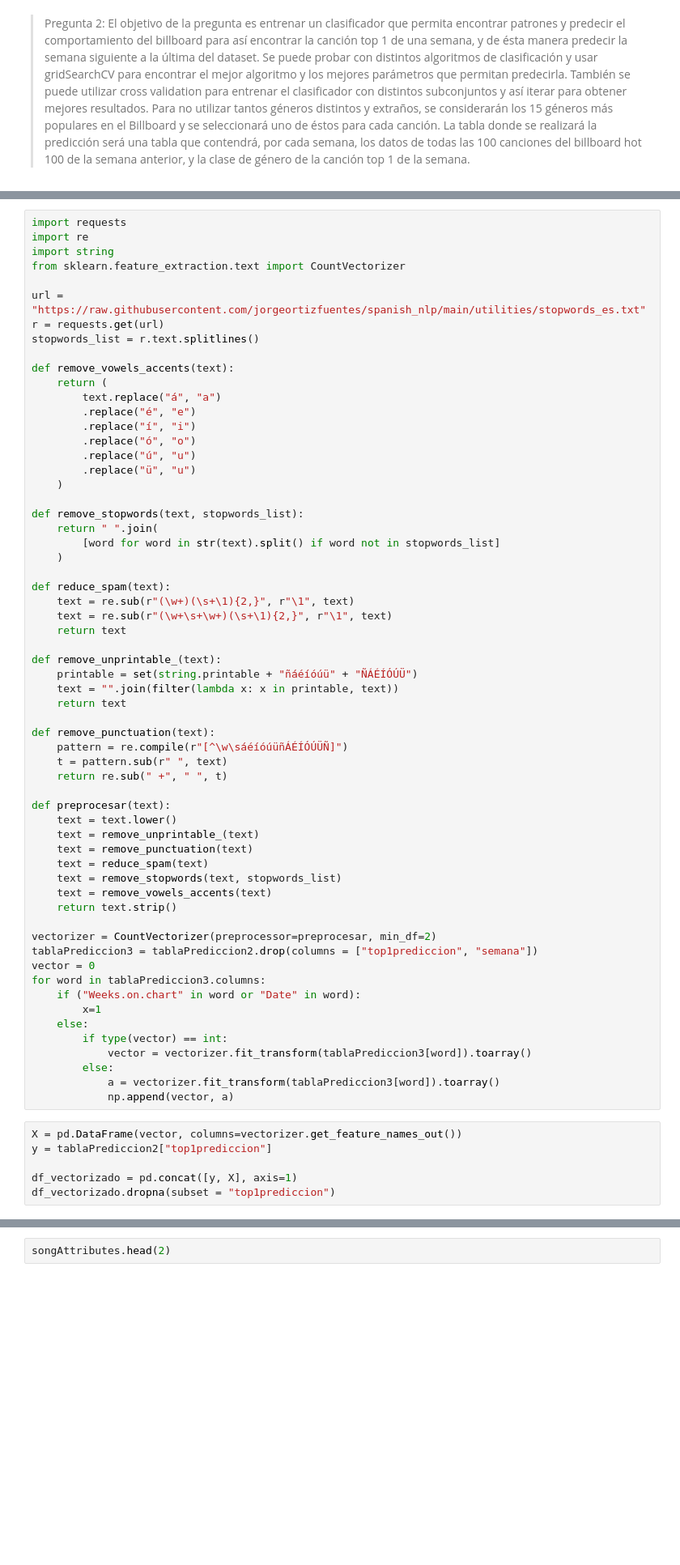
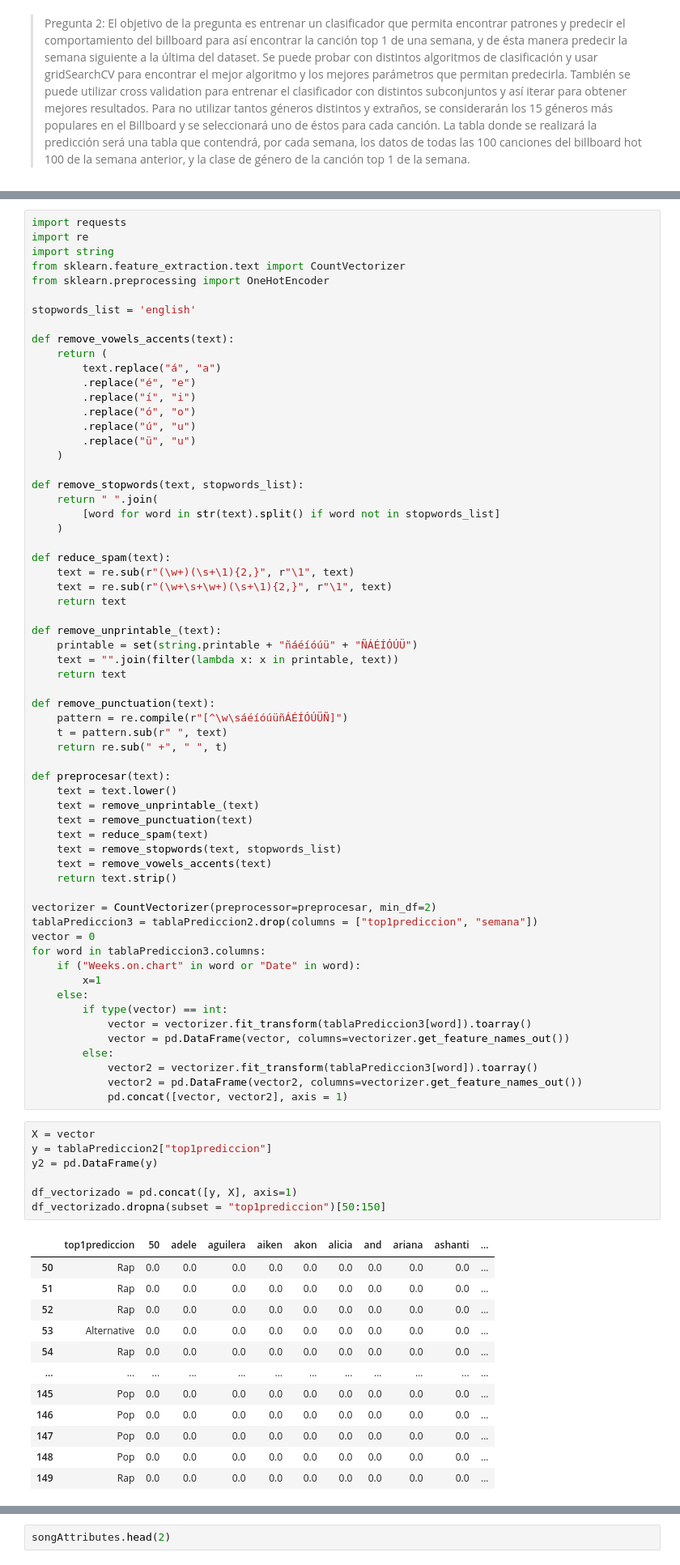
Before and after one commit to Litr0/Proyecto-Mineria, a Jupyter notebook: Hito1.ipynb, the cells around one changed output, grey strips where cells are left out. Shown at 81% size. Saved outputs shown, nothing was run; the diff lists cells and outputs as text; blank space fills up the shorter version.

```diff
--- a/Hito1.ipynb
+++ b/Hito1.ipynb
@@ -437,10 +422,9 @@ import requests
 import re
 import string
 from sklearn.feature_extraction.text import CountVectorizer
+from sklearn.preprocessing import OneHotEncoder
 
-url = "https://raw.githubusercontent.com/jorgeortizfuentes/spanish_nlp/main/utilities/stopwords_es.txt"
-r = requests.get(url)
-stopwords_list = r.text.splitlines()
+stopwords_list = 'english'
 
 def remove_vowels_accents(text):
     return (
@@ -490,13 +474,28 @@ for word in tablaPrediccion3.columns:
     else:
         if type(vector) == int:
             vector = vectorizer.fit_transform(tablaPrediccion3[word]).toarray()
+            vector = pd.DataFrame(vector, columns=vectorizer.get_feature_names_out())
         else:
-            a = vectorizer.fit_transform(tablaPrediccion3[word]).toarray()
-            np.append(vector, a)
+            vector2 = vectorizer.fit_transform(tablaPrediccion3[word]).toarray()
+            vector2 = pd.DataFrame(vector2, columns=vectorizer.get_feature_names_out())
+            pd.concat([vector, vector2], axis = 1)
 # %%
-X = pd.DataFrame(vector, columns=vectorizer.get_feature_names_out())
+X = vector
 y = tablaPrediccion2["top1prediccion"]
+y2 = pd.DataFrame(y)
 
 df_vectorizado = pd.concat([y, X], axis=1)
-df_vectorizado.dropna(subset = "top1prediccion")
+df_vectorizado.dropna(subset = "top1prediccion")[50:150]
 # %% [output]
+|  | top1prediccion | 50 | adele | aguilera | aiken | akon | alicia | and | ariana | ashanti | ... |
+| 50 | Rap | 0.0 | 0.0 | 0.0 | 0.0 | 0.0 | 0.0 | 0.0 | 0.0 | 0.0 | ... |
+| 51 | Rap | 0.0 | 0.0 | 0.0 | 0.0 | 0.0 | 0.0 | 0.0 | 0.0 | 0.0 | ... |
+| 52 | Rap | 0.0 | 0.0 | 0.0 | 0.0 | 0.0 | 0.0 | 0.0 | 0.0 | 0.0 | ... |
+| 53 | Alternative | 0.0 | 0.0 | 0.0 | 0.0 | 0.0 | 0.0 | 0.0 | 0.0 | 0.0 | ... |
+| 54 | Rap | 0.0 | 0.0 | 0.0 | 0.0 | 0.0 | 0.0 | 0.0 | 0.0 | 0.0 | ... |
+| ... | ... | ... | ... | ... | ... | ... | ... | ... | ... | ... | ... |
+| 145 | Pop | 0.0 | 0.0 | 0.0 | 0.0 | 0.0 | 0.0 | 0.0 | 0.0 | 0.0 | ... |
+| 146 | Pop | 0.0 | 0.0 | 0.0 | 0.0 | 0.0 | 0.0 | 0.0 | 0.0 | 0.0 | ... |
+| 147 | Pop | 0.0 | 0.0 | 0.0 | 0.0 | 0.0 | 0.0 | 0.0 | 0.0 | 0.0 | ... |
+| 148 | Pop | 0.0 | 0.0 | 0.0 | 0.0 | 0.0 | 0.0 | 0.0 | 0.0 | 0.0 | ... |
+| 149 | Rap | 0.0 | 0.0 | 0.0 | 0.0 | 0.0 | 0.0 | 0.0 | 0.0 | 0.0 | ... |
```
Also changed, not shown: parts of 15 cells of this notebook.
